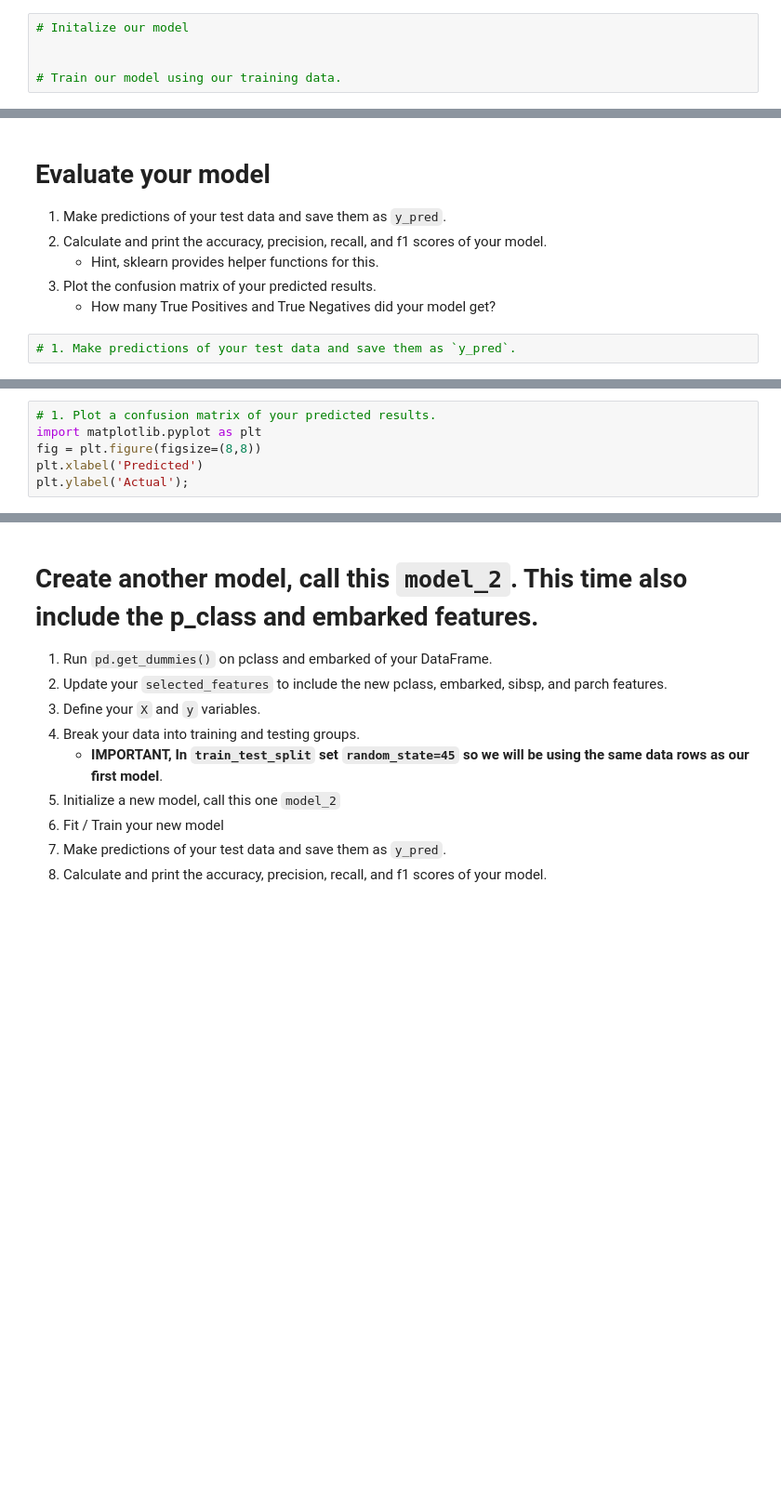
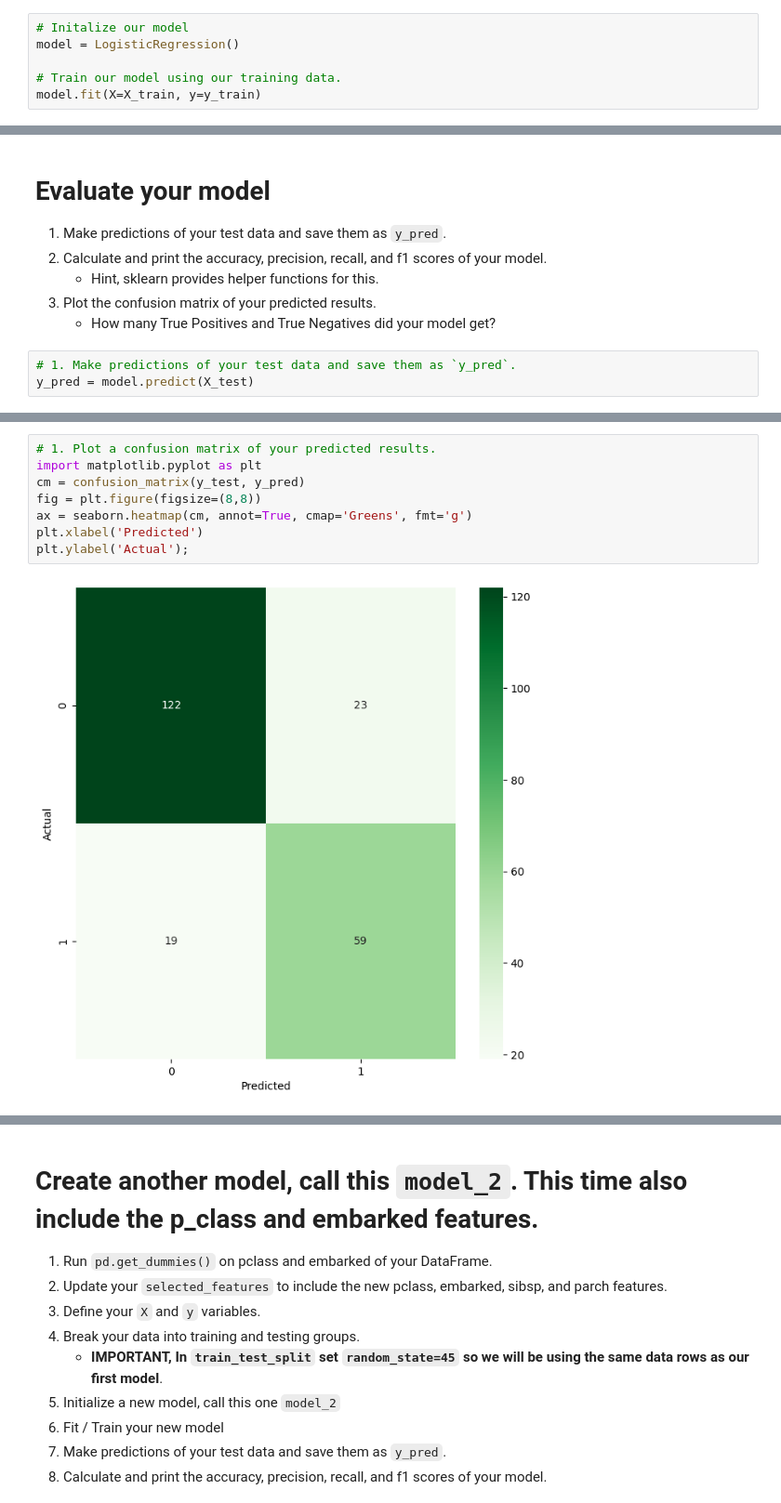
Before and after one commit to jsgarcha/CUNYTechPrep-2024-DS, a Jupyter notebook: Week-06-Classification/Exercise-JG.ipynb, the cells around one changed output, grey strips where cells are left out. Shown: that part at 93% size. Drawn from its saved outputs; the diff is of its cells as text; blank space fills up the shorter version.

```diff
--- a/Week-06-Classification/Exercise-JG.ipynb
+++ b/Week-06-Classification/Exercise-JG.ipynb
@@ -113,6 +114,7 @@ print(X_train.shape, X_test.shape)
 * Predict the values of your testing data
 # %%
 # Initalize our model
-
+model = LogisticRegression()
 
 # Train our model using our training data.
+model.fit(X=X_train, y=y_train)
@@ -125,5 +129,6 @@ print(X_train.shape, X_test.shape)
     * How many True Positives and True Negatives did your model get?
 # %%
 # 1. Make predictions of your test data and save them as `y_pred`.
+y_pred = model.predict(X_test)
 # %%
 # 2. Calculate and print the accuracy, precision, recall, and f1 scores of your model.
@@ -147,8 +158,12 @@ print('F1 Score %f' % f1)
 # %%
 # 1. Plot a confusion matrix of your predicted results.
 import matplotlib.pyplot as plt
+cm = confusion_matrix(y_test, y_pred)
 fig = plt.figure(figsize=(8,8))
+ax = seaborn.heatmap(cm, annot=True, cmap='Greens', fmt='g')
 plt.xlabel('Predicted')
 plt.ylabel('Actual');
+# %% [output]
+[figure, added]
 # %%
 # How many True Positives and True Negatives did your model get?
```
Also changed, not shown: parts of 5 cells of this notebook.
